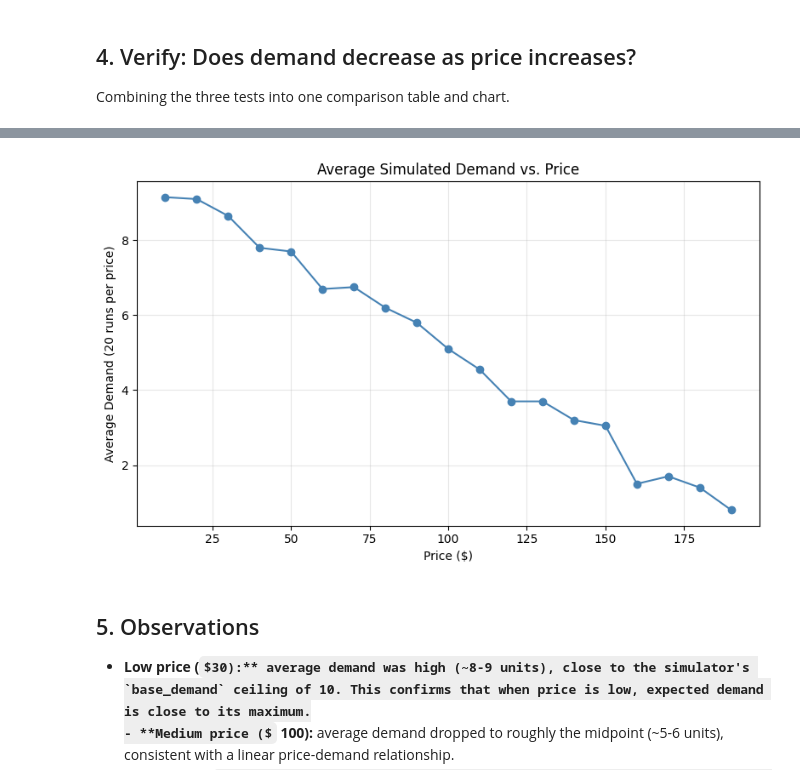
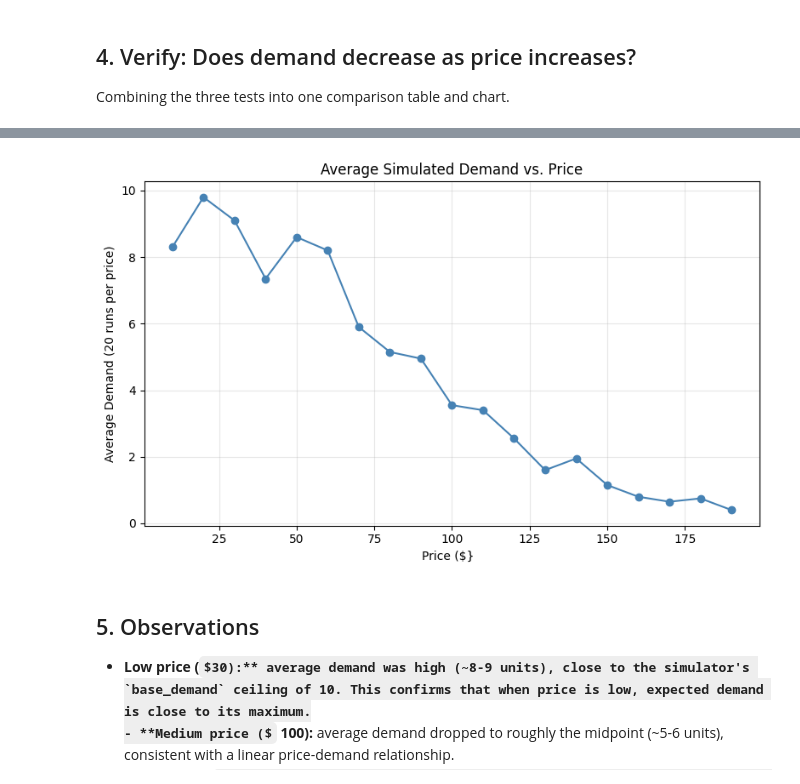
Before and after one commit to abinayasundaramoorthi/dynamic-pricing-rl, a Jupyter notebook: notebooks/demand_simulation_testing.ipynb, the cells around one changed output, grey strips where cells are left out. Saved outputs shown, nothing was run; the diff lists cells and outputs as text; code cells hidden in the pictures; some formulas as TeX source.

```diff
--- a/notebooks/demand_simulation_testing.ipynb
+++ b/notebooks/demand_simulation_testing.ipynb
@@ -41,7 +60,22 @@ Average demand: 9.10
 Running the simulator 10 times at a medium price ($100).
 # %%
 medium_price = 100
-medium_results = [simulate_demand(medium_price) for _ in range(10)]
+# Set up once, outside the loop
+config = DemandConfig(base_daily_arrival_rate=10.0, price_elasticity=3.0)
+simulator = DemandSimulator(config)
+rng = np.random.default_rng(42)
+
+medium_results = [
+    simulator.sample(
+        price=medium_price,
+        reference_price=90,        # "normal" price, ~50% acceptance point
+        remaining_inventory=100,
+        days_remaining=30,
+        selling_horizon_days=30,
+        rng=rng,
+    ).units_sold
+    for _ in range(10)
+]
 
 print(f"Price = ${medium_price}")
 print(f"10 simulated demand values: {medium_results}")
@@ -56,7 +90,22 @@ Average demand: 3.60
 Running the simulator 10 times at a high price ($190, near the $200 ceiling).
 # %%
 high_price = 190
-high_results = [simulate_demand(high_price) for _ in range(10)]
+# Set up once, outside the loop
+config = DemandConfig(base_daily_arrival_rate=10.0, price_elasticity=3.0)
+simulator = DemandSimulator(config)
+rng = np.random.default_rng(42)
+
+high_results = [
+    simulator.sample(
+        price=high_price,
+        reference_price=90,        # "normal" price, ~50% acceptance point
+        remaining_inventory=100,
+        days_remaining=30,
+        selling_horizon_days=30,
+        rng=rng,
+    ).units_sold
+    for _ in range(10)
+]
 
 print(f"Price = ${high_price}")
 print(f"10 simulated demand values: {high_results}")
@@ -87,19 +136,19 @@ Demand strictly decreases as price increases: True
 # %%
 # Wider sweep across many prices to see the full curve, not just 3 points
 sweep_prices = list(range(10, 200, 10))
-sweep_avg_demand = [np.mean([simulate_demand(p) for _ in range(20)]) for p in sweep_prices]
+sweep_avg_demand = [np.mean([simulator.sample(price=p, reference_price=90, remaining_inventory=100, days_remaining=30, selling_horizon_days=30, rng=rng).units_sold for _ in range(20)]) for p in sweep_prices]
 
 plt.figure(figsize=(8, 5))
 plt.plot(sweep_prices, sweep_avg_demand, marker='o', color='steelblue')
 plt.title('Average Simulated Demand vs. Price')
-plt.xlabel('Price ($)')
+plt.xlabel('Price ($}  ')
 plt.ylabel('Average Demand (20 runs per price)')
 plt.grid(True, alpha=0.3)
 plt.tight_layout()
 plt.savefig('demand_vs_price.png', dpi=100)
 plt.show()
 # %% [output]
-[figure, old version]
+[figure, new version]
 # %% [markdown]
 ## 5. Observations
 
```
Also changed, not shown: parts of 5 cells of this notebook, 7 other files.
